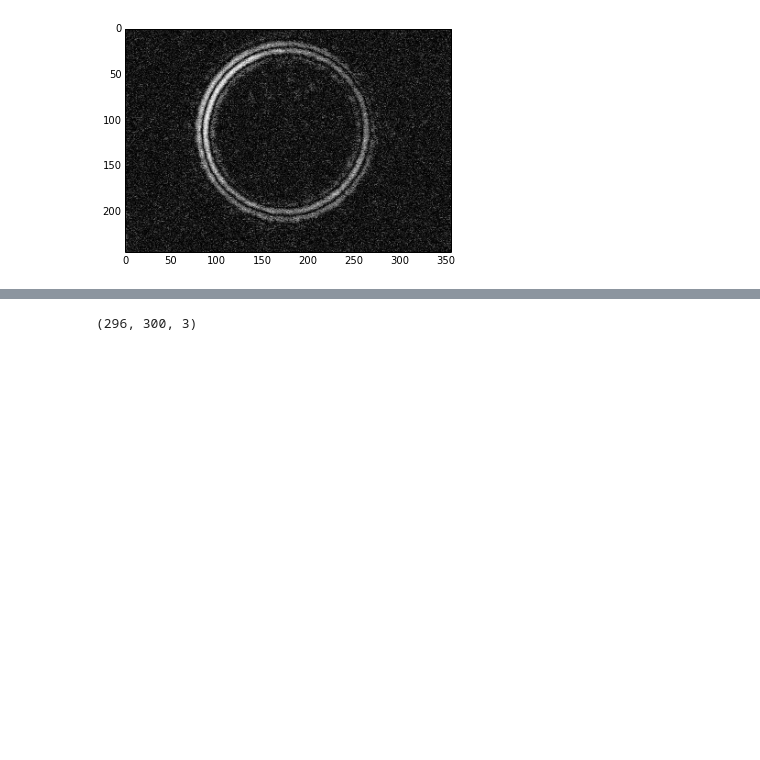
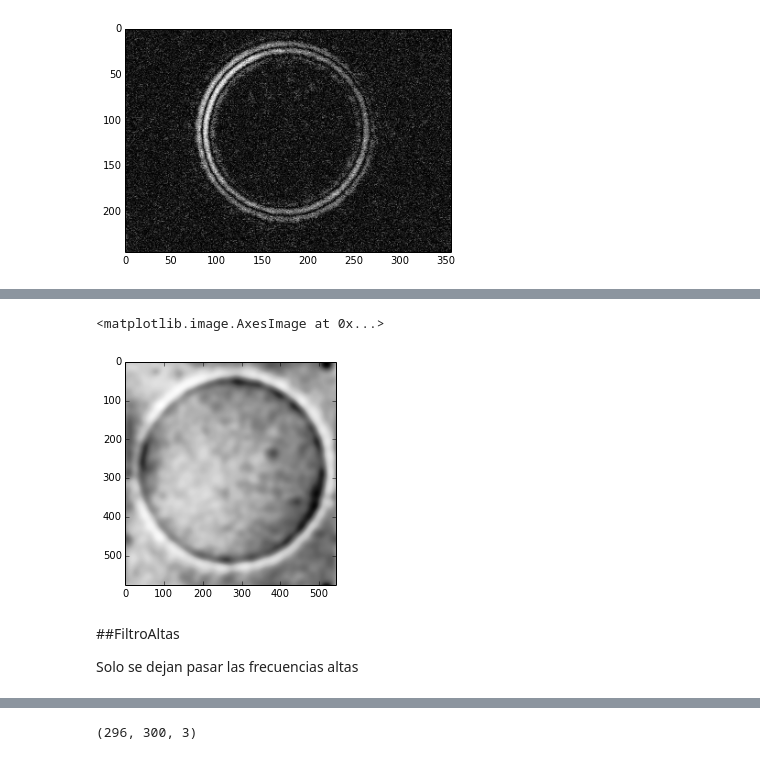
Before and after one commit to davidjadu/Jaramillo_Solano_hw5, a Jupyter notebook: FiltrandoImagen/FiltrandoImagen.ipynb, the cells around one changed output, grey strips where cells are left out. Saved outputs shown, nothing was run; the diff lists cells and outputs as text; code cells hidden in the pictures; blank space fills up the shorter version.

```diff
--- a/FiltrandoImagen/FiltrandoImagen.ipynb
+++ b/FiltrandoImagen/FiltrandoImagen.ipynb
@@ -152,26 +64,0 @@ print min(Tr1.shape)
-# %%
-#FiltroAltas ahora un poco mas suave.
-
-
-Tr1_Or=fftshift(Tr1)
-
-frefil = numpy.zeros(Tr1.shape, dtype=numpy.complex128)
-
-frac = 0.02
-
-rad = frac*int(min(Tr1.shape)/2)
-
-rad = 2
-
-ic = Tr1.shape[0]/2
-jc = Tr1.shape[1]/2
-
-for i in range(Tr1.shape[0]):
-     frefil[i,:] = Tr1_Or[i,:]*(1 - exp((-(i-ic)**2)/(2*(rad)**2)))
-
-for j in range(Tr1.shape[1]):
-     frefil[:,j] = Tr1_Or[:,j]*(1 - exp((-(j-jc)**2)/(2*(rad)**2)))
-
-im1_fil = real(ifft2(ifftshift(frefil)))
-
-imshow(im1_fil,  cmap=matplotlib.cm.Greys_r)
@@ -180,0 +85,18 @@ imshow(im1_fil,  cmap=matplotlib.cm.Greys_r)
+# %%
+low_freq2 = fftshift(Tr2)
+ic=int(Tr2.shape[0])/2
+jc=int(Tr2.shape[1])/2
+a=5E-3
+for i in range(Tr2.shape[0]):
+    for j in range(Tr2.shape[1]):
+        low_freq2[i,j]*=exp(-a*((i-ic)**2 + (j-jc)**2))
+# %%
+im2_low = ifft2(fftshift(low_freq2))
+imshow(abs(im2_low),  cmap=matplotlib.cm.Greys_r)
+# %% [output]
+<matplotlib.image.AxesImage at 0x...>
+[figure, added]
+# %% [markdown]
+##FiltroAltas
+
+Solo se dejan pasar las frecuencias altas
```
Also changed, not shown: parts of 25 cells of this notebook, 1 other file.
